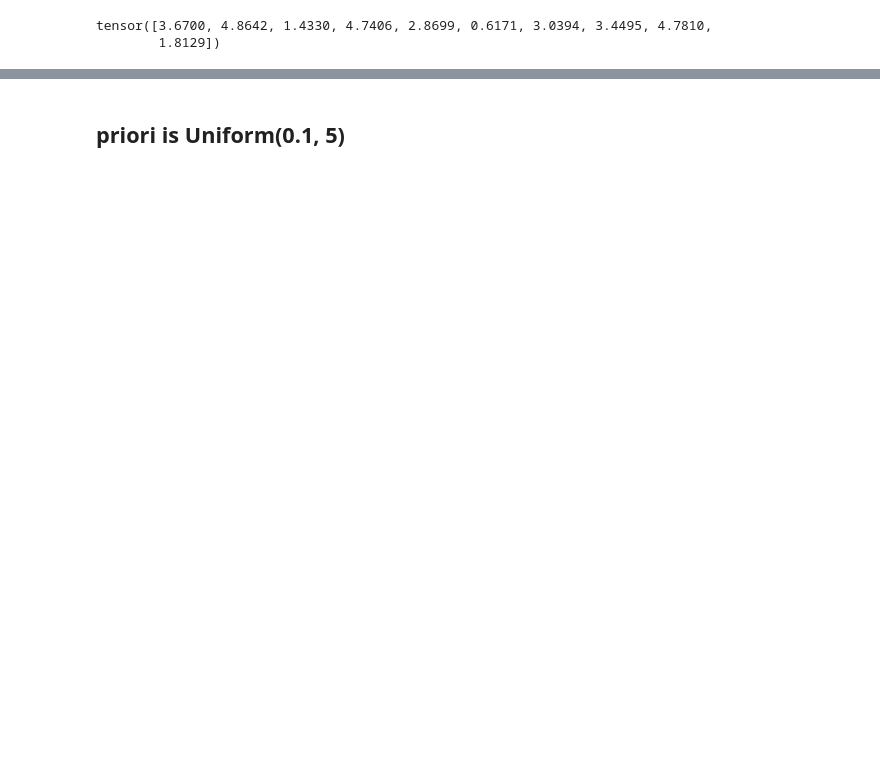
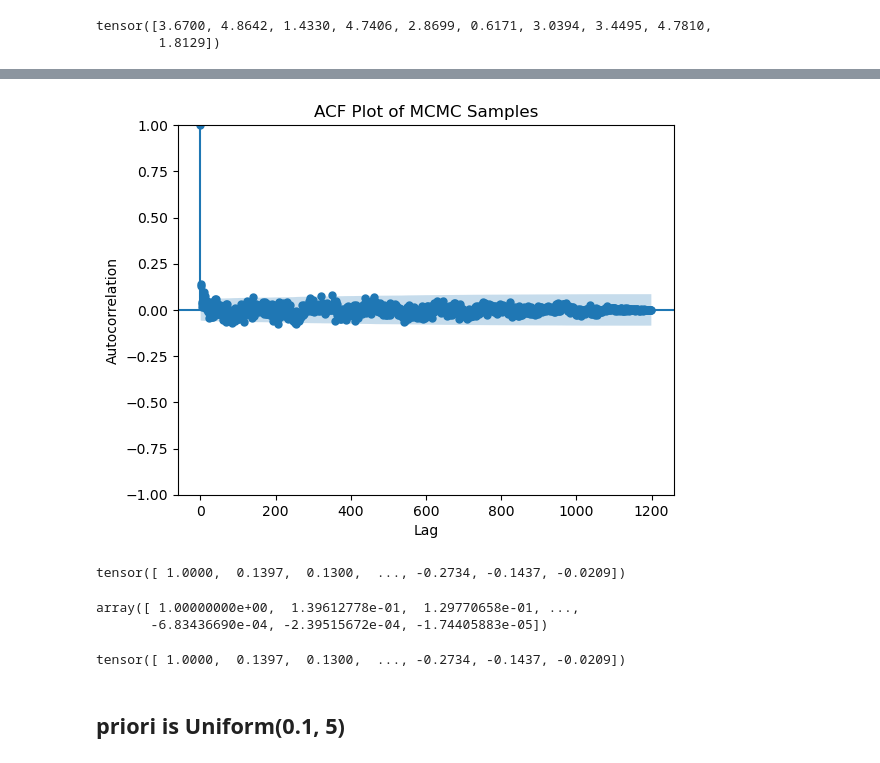
Before and after one commit to Aether-Ren/Multioutput_FixedG_GP, a Jupyter notebook: mcmcprior.ipynb, the cells around one changed output, grey strips where cells are left out. Drawn from its saved outputs; the diff is of its cells as text; code cells hidden in the pictures; blank space fills up the shorter version.

```diff
--- a/mcmcprior.ipynb
+++ b/mcmcprior.ipynb
@@ -151,3 +259,30 @@ tensor([3.6700, 4.8642, 1.4330, 4.7406, 2.8699, 0.6171, 3.0394, 3.4495, 4.7810,
+# %%
+import matplotlib.pyplot as plt
+import statsmodels.api as sm
+
+
+sm.graphics.tsa.plot_acf(mcmc_samples['param_0'], lags=1200-1)
+plt.xlabel('Lag')
+plt.ylabel('Autocorrelation')
+plt.title('ACF Plot of MCMC Samples')
+plt.show()
+# %% [output]
+[figure, added]
+# %%
+autocorrelation(mcmc_samples['param_0'], dim=0)
+# %% [output]
+tensor([ 1.0000,  0.1397,  0.1300,  ..., -0.2734, -0.1437, -0.0209])
+# %%
+import statsmodels
+
+statsmodels.tsa.stattools.acf(mcmc_samples['param_0'], nlags=1199)
+# %% [output]
+array([ 1.00000000e+00,  1.39612778e-01,  1.29770658e-01, ...,
+       -6.83436690e-04, -2.39515672e-04, -1.74405883e-05])
+# %%
+pyro.ops.stats.autocorrelation(loaded_samples['param_0'], dim=0)
+# %% [output]
+tensor([ 1.0000,  0.1397,  0.1300,  ..., -0.2734, -0.1437, -0.0209])
 # %% [markdown]
 ## priori is Uniform(0.1, 5)
 # %%
```
Also changed, not shown: parts of 29 cells of this notebook, 12 other files.
